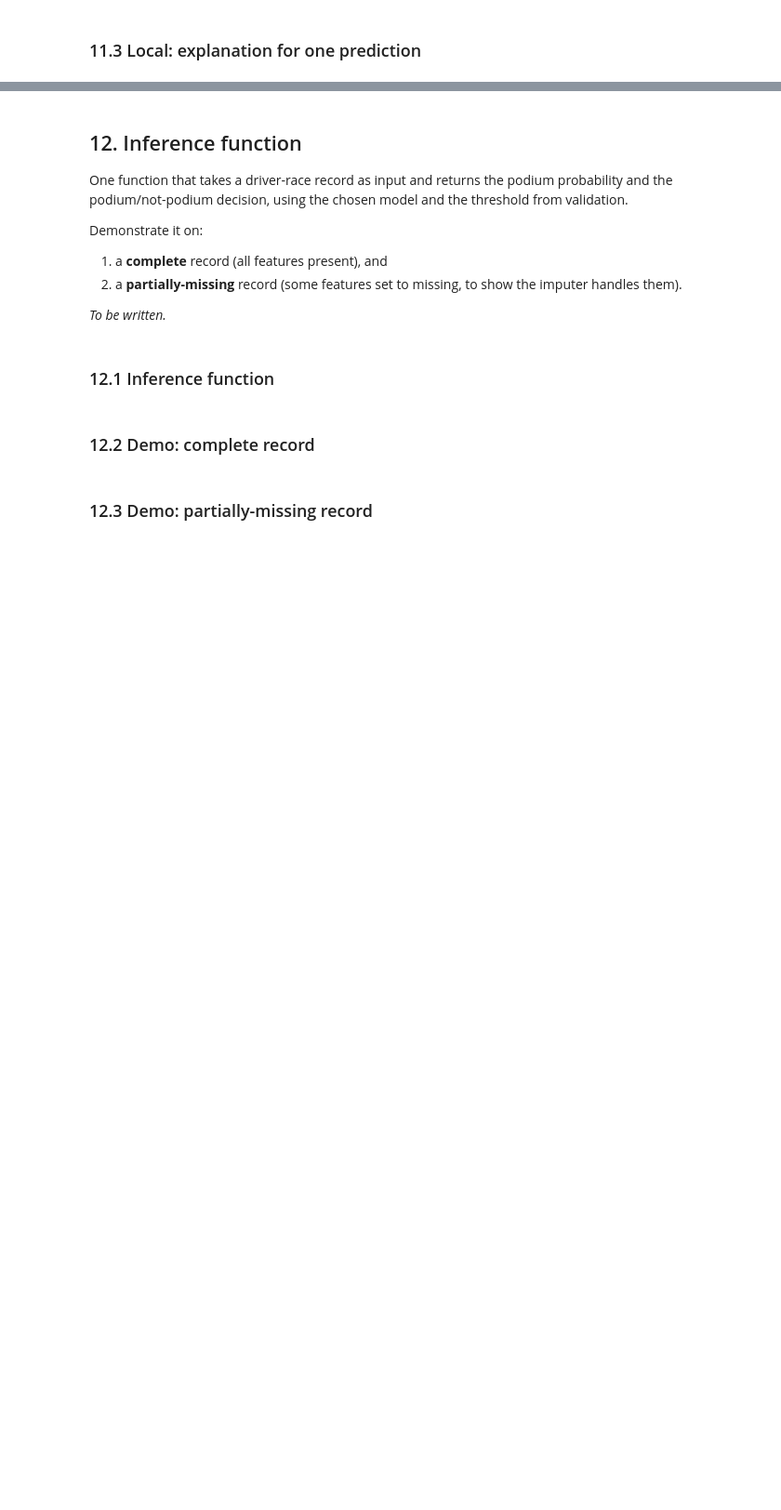
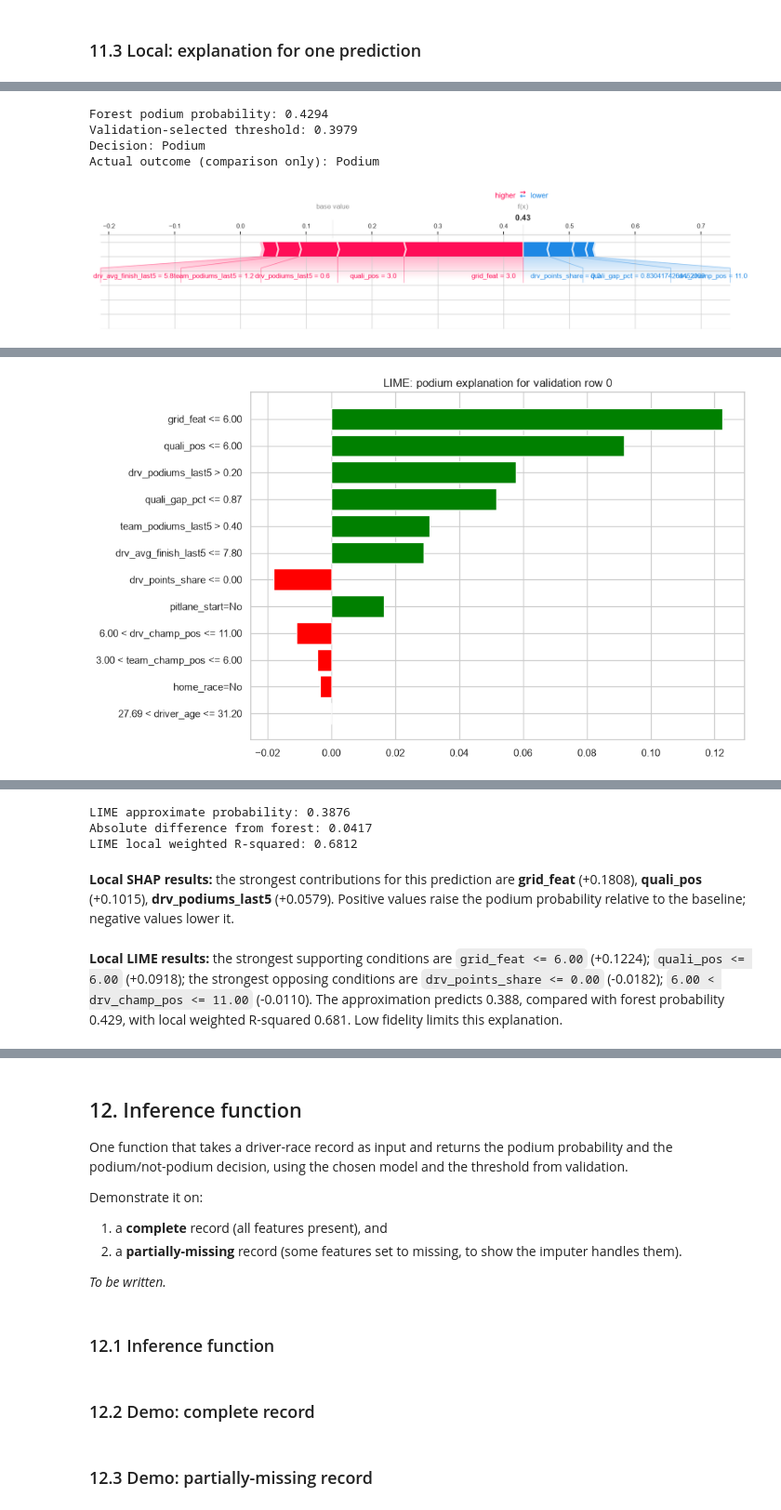
Before and after one commit to AbdelrahmanWaelH/F1_AI_Tools, a Jupyter notebook: F1_Podium_Prediction_Sections_1-8.ipynb, the cells around one changed output, grey strips where cells are left out. Shown at 93% size. Saved outputs shown, nothing was run; the diff lists cells and outputs as text; code cells hidden in the pictures; blank space fills up the shorter version.

```diff
--- a/F1_Podium_Prediction_Sections_1-8.ipynb
+++ b/F1_Podium_Prediction_Sections_1-8.ipynb
@@ -1269,4 +1406,71 @@ Every plot must be interpreted in markdown.
 # %% [markdown]
 ### 11.3 Local: explanation for one prediction
 # %%
-# 11.3 Local explanation (LIME and/or SHAP): code to be added
+# 11.3 Local SHAP and LIME: same validation prediction, as in Lab 4
+import lime.lime_tabular
+from IPython.display import display, Markdown, HTML
+
+i = 0  # Explain validation row 0 with both methods.
+local_record = val.iloc[i]
+identity_cols = [c for c in ["year", "race_name", "forename", "surname", "raceId", "driverId"] if c in val.columns]
+display(local_record[identity_cols].to_frame("Selected driver-race"))
+display(pd.DataFrame({"Original value": X_val.iloc[i].to_numpy(),
+                      "Imputed input": X_val_xai.iloc[i].to_numpy()}, index=FEATURES))
+p_local = float(rf.predict_proba(X_val_xai.iloc[[i]].to_numpy())[0, podium_class])
+print(f"Forest podium probability: {p_local:.4f}")
+print(f"Validation-selected threshold: {threshold_rf:.4f}")
+print("Decision:", "Podium" if p_local >= threshold_rf else "No podium")
+print("Actual outcome (comparison only):", "Podium" if y_val[i] == 1 else "No podium")
+
+# Local SHAP force plot, as in the lab (static for saved notebook/report).
+shap.force_plot(
+    explainer.expected_value[podium_class],
+    shap_values_podium[i],
+    X_shap.iloc[i],
+    feature_names=FEATURES,
+    matplotlib=True, show=False)
+plt.show()
+
+# LIME uses training inputs to define its reference distributions.
+binary_cols = [FEATURES.index(f) for f in ["home_race", "pitlane_start"] if f in FEATURES]
+explainer_lime = lime.lime_tabular.LimeTabularExplainer(
+    X_train_xai.values,
+    feature_names=FEATURES,
+    class_names=["Podium" if c == 1 else "No podium" for c in rf.classes_],
+    categorical_features=binary_cols,
+    categorical_names={j: ["No", "Yes"] for j in binary_cols},
+    mode="classification", discretize_continuous=True, random_state=SEED)
+exp = explainer_lime.explain_instance(
+    X_val_xai.values[i], rf.predict_proba,
+    labels=(podium_class,), num_features=len(FEATURES), num_samples=5000)
+# Same LIME notebook display, compatible with current IPython.
+display(HTML(exp.as_html(labels=(podium_class,))))
+# Static version stays visible in notebook exports and the report.
+fig = exp.as_pyplot_figure(label=podium_class)
+fig.set_size_inches(10, 6)
+plt.title("LIME: podium explanation for validation row 0")
+plt.tight_layout()
+plt.show()
+
+lime_table = pd.DataFrame(exp.as_list(label=podium_class),
+                          columns=["Feature condition", "Local weight"])
+display(lime_table.round(4))
+p_approx = float(np.asarray(exp.local_pred).ravel()[0])
+print(f"LIME approximate probability: {p_approx:.4f}")
+print(f"Absolute difference from forest: {abs(p_local - p_approx):.4f}")
+print(f"LIME local weighted R-squared: {exp.score:.4f}")
+strongest_shap = np.argsort(np.abs(shap_values_podium[i]))[::-1][:3]
+display(Markdown(
+    "**Local SHAP results:** the strongest contributions for this prediction are "
+    + ", ".join(f"**{FEATURES[j]}** ({shap_values_podium[i, j]:+.4f})" for j in strongest_shap)
+    + ". Positive values raise the podium probability relative to the baseline; negative values lower it."))
+positive = lime_table[lime_table["Local weight"] > 0].nlargest(2, "Local weight")
+negative = lime_table[lime_table["Local weight"] < 0].nsmallest(2, "Local weight")
+def describe_terms(table):
+    return "; ".join(f"`{r['Feature condition']}` ({r['Local weight']:+.4f})" for _, r in table.iterrows()) or "none"
+display(Markdown(
+    f"**Local LIME results:** the strongest supporting conditions are {describe_terms(positive)}; "
+    f"the strongest opposing conditions are {describe_terms(negative)}. "
+    f"The approximation predicts {p_approx:.3f}, compared with forest probability {p_local:.3f}, "
+    f"with local weighted R-squared {exp.score:.3f}. Low fidelity limits this explanation."))
+# %% [output]
@@ -1272,0 +1497,5 @@ Every plot must be interpreted in markdown.
+Forest podium probability: 0.4294
+Validation-selected threshold: 0.3979
+Decision: Podium
+Actual outcome (comparison only): Podium
+[figure, added]
@@ -1272,0 +1503 @@ Every plot must be interpreted in markdown.
+[figure, added]
@@ -1272,0 +1517,5 @@ Every plot must be interpreted in markdown.
+LIME approximate probability: 0.3876
+Absolute difference from forest: 0.0417
+LIME local weighted R-squared: 0.6812
+**Local SHAP results:** the strongest contributions for this prediction are **grid_feat** (+0.1808), **quali_pos** (+0.1015), **drv_podiums_last5** (+0.0579). Positive values raise the podium probability relative to the baseline; negative values lower it.
+**Local LIME results:** the strongest supporting conditions are `grid_feat <= 6.00` (+0.1224); `quali_pos <= 6.00` (+0.0918); the strongest opposing conditions are `drv_points_share <= 0.00` (-0.0182); `6.00 < drv_champ_pos <= 11.00` (-0.0110). The approximation predicts 0.388, compared with forest probability 0.429, with local weighted R-squared 0.681. Low fidelity limits this explanation.
```
Also changed, not shown: parts of 24 cells of this notebook, 1 other file.
